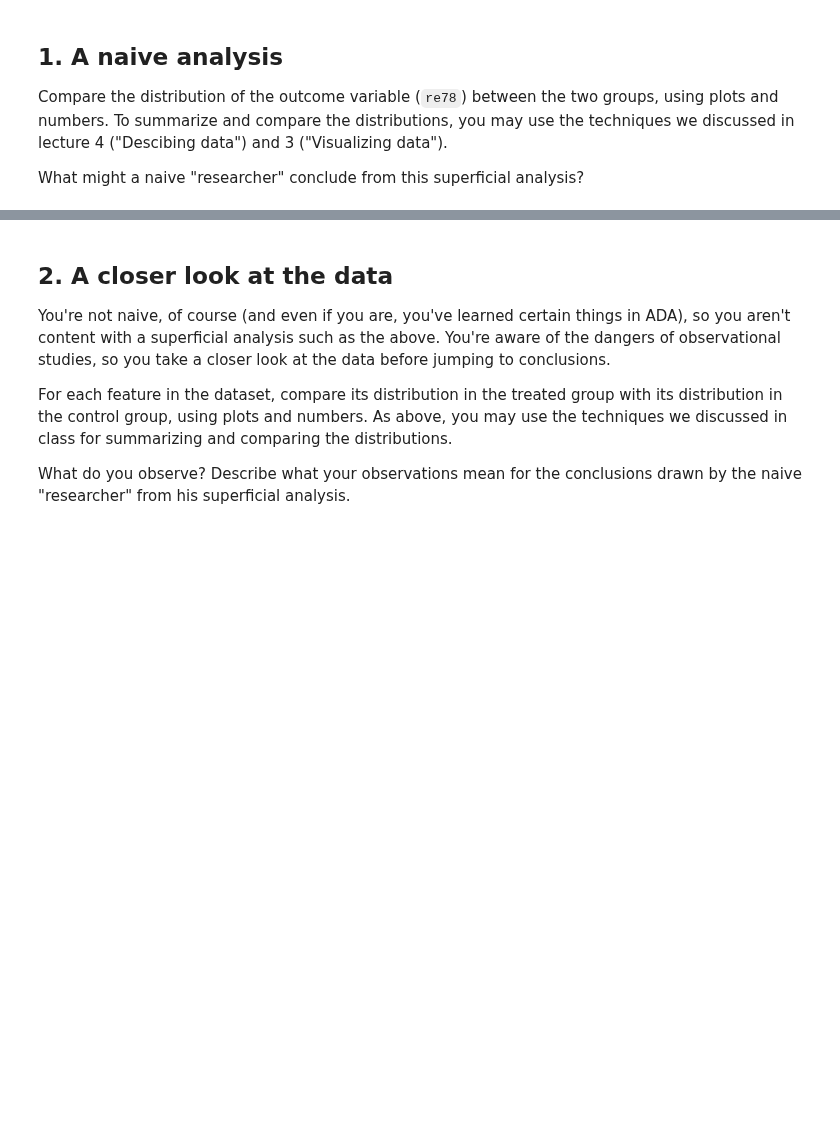
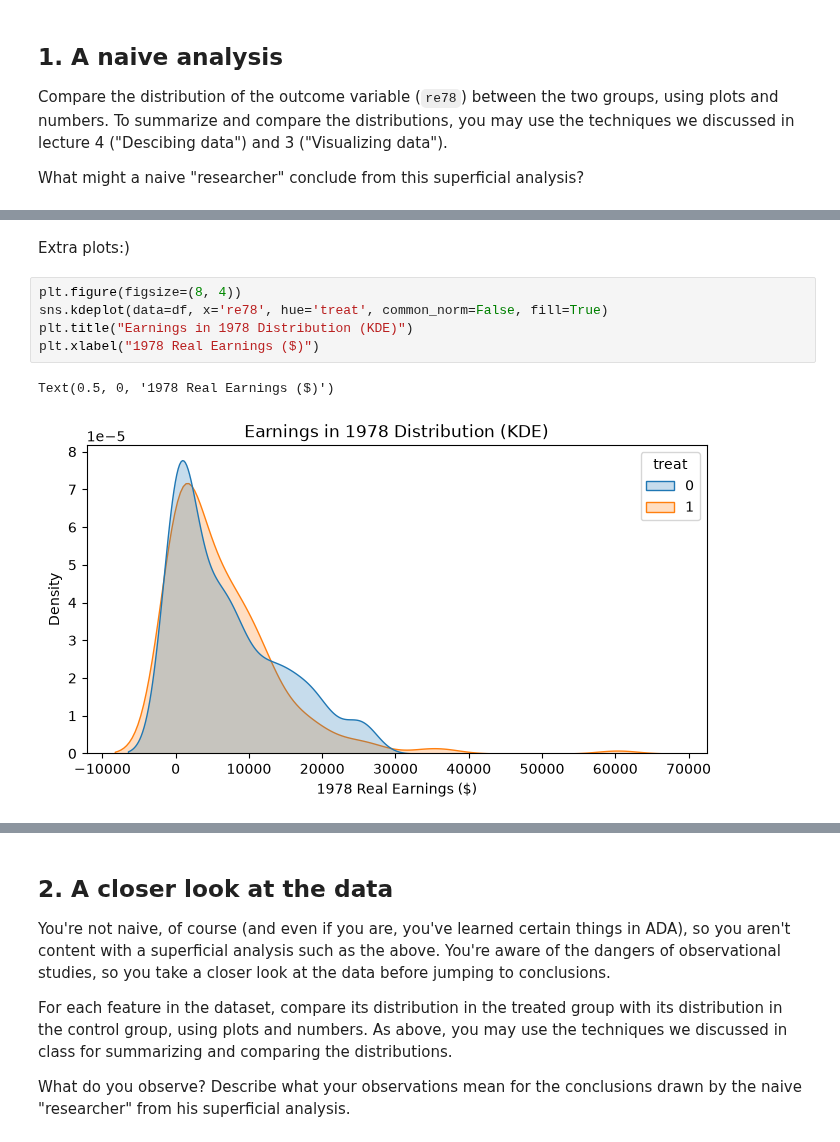
Before and after one commit to dimitripelgrin/ADA2026, a Jupyter notebook: Exercises/05 - Causal analysis of observational data/Observational studies exercise.ipynb, the cells around one changed output, grey strips where cells are left out. Cells and saved outputs as stored; diff of their text form; blank space fills up the shorter version.

```diff
--- a/Exercises/05 - Causal analysis of observational data/Observational studies exercise.ipynb
+++ b/Exercises/05 - Causal analysis of observational data/Observational studies exercise.ipynb
@@ -58,0 +84,10 @@ What might a naive "researcher" conclude from this superficial analysis?
+# %% [markdown]
+Extra plots:)
+# %%
+plt.figure(figsize=(8, 4))
+sns.kdeplot(data=df, x='re78', hue='treat', common_norm=False, fill=True)
+plt.title("Earnings in 1978 Distribution (KDE)")
+plt.xlabel("1978 Real Earnings ($)")
+# %% [output]
+Text(0.5, 0, '1978 Real Earnings ($)')
+[figure, added]
```
Also changed, not shown: parts of 25 cells of this notebook.
